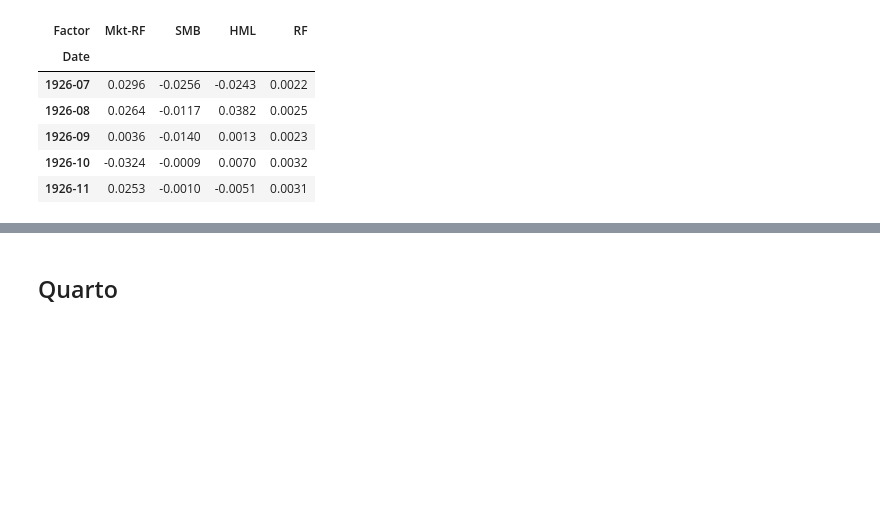
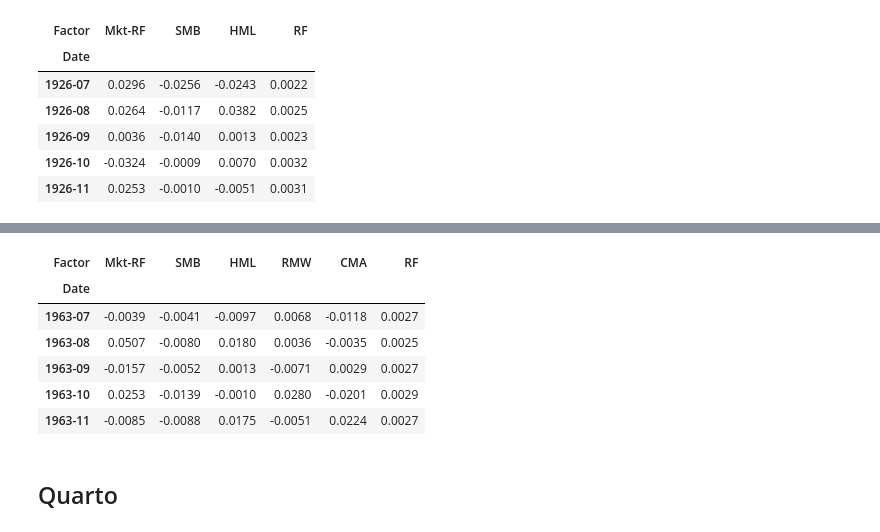
Before and after one commit to richard-herron/fina-6333-2025-spring, a Jupyter notebook: Notebooks/project_3_no_yaml.ipynb, the cells around one changed output, grey strips where cells are left out. Drawn from its saved outputs; the diff is of its cells as text; code cells hidden in the pictures; blank space fills up the shorter version.

```diff
--- a/Notebooks/project_3_no_yaml.ipynb
+++ b/Notebooks/project_3_no_yaml.ipynb
@@ -154,3 +188,25 @@ ff3.head()
+# %%
+ff5 = (
+    pd.read_csv(
+        filepath_or_buffer='data_ff5.csv',
+        parse_dates=['Date'],
+        na_values=[-99.99, -999]
+    )
+    .assign(Date=lambda x: x['Date'].dt.to_period('M'))
+    .set_index('Date')
+    .rename_axis(columns=['Factor'])
+    .div(100)
+)
+# %%
+ff5.head()
+# %% [output]
+| Factor | Mkt-RF | SMB | HML | RMW | CMA | RF |
+| Date |  |  |  |  |  |  |
+| 1963-07 | -0.0039 | -0.0041 | -0.0097 | 0.0068 | -0.0118 | 0.0027 |
+| 1963-08 | 0.0507 | -0.0080 | 0.0180 | 0.0036 | -0.0035 | 0.0025 |
+| 1963-09 | -0.0157 | -0.0052 | 0.0013 | -0.0071 | 0.0029 | 0.0027 |
+| 1963-10 | 0.0253 | -0.0139 | -0.0010 | 0.0280 | -0.0201 | 0.0029 |
+| 1963-11 | -0.0085 | -0.0088 | 0.0175 | -0.0051 | 0.0224 | 0.0027 |
 # %% [markdown]
 ## Quarto
 # %% [markdown]
```
Also changed, not shown: parts of 9 cells of this notebook, 3 other files.
